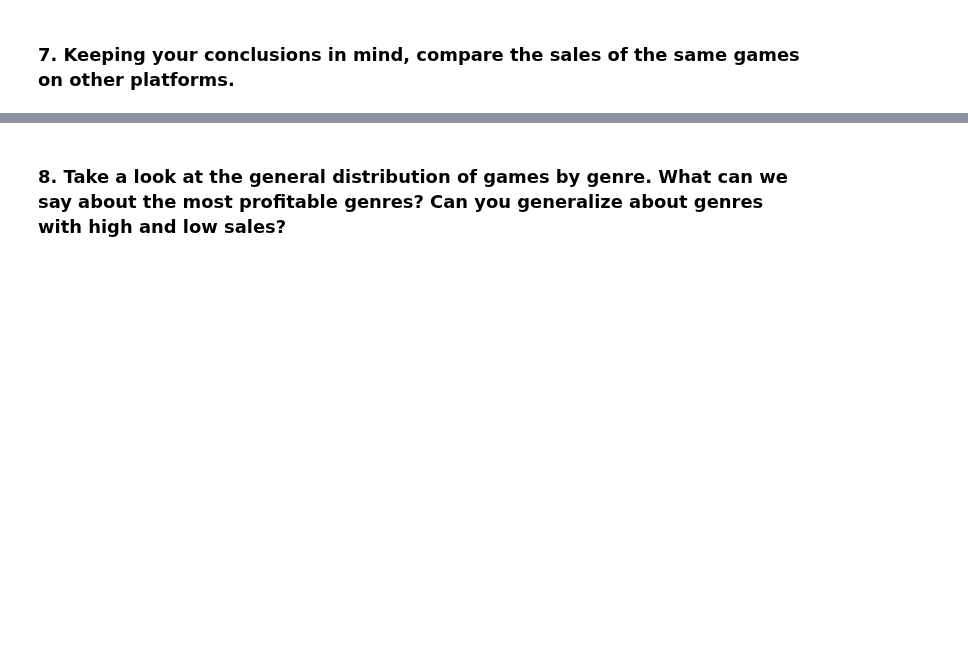
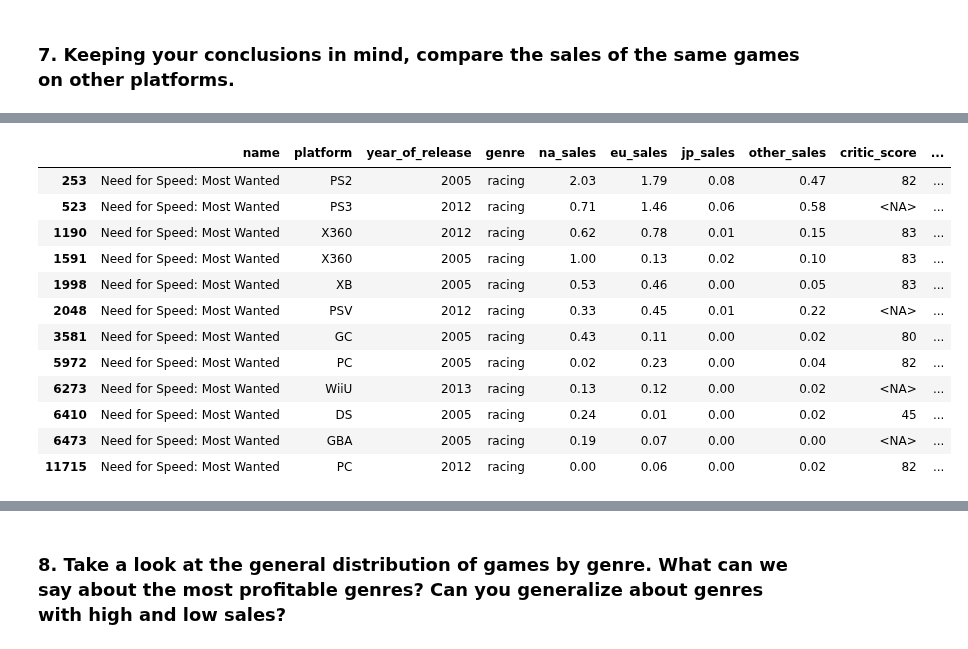
Before and after one commit to rainbowmoonlight/Yandex_Practicum_Projects, a Jupyter notebook: 04 Online Video Game Store Campaign/Online Video Game Store Campaign.ipynb, the cells around one changed output, grey strips where cells are left out. Saved outputs shown, nothing was run; the diff lists cells and outputs as text; code cells hidden in the pictures; blank space fills up the shorter version.

```diff
--- a/04 Online Video Game Store Campaign/Online Video Game Store Campaign.ipynb
+++ b/04 Online Video Game Store Campaign/Online Video Game Store Campaign.ipynb
@@ -1074,0 +1266,17 @@ plt.show()
+# %%
+# Games with 10 different platform which is Need for Speed: Most Wanted
+df.loc[df['name']=='Need for Speed: Most Wanted'].sort_values(by='total_sales', ascending=False)
+# %% [output]
+|  | name | platform | year_of_release | genre | na_sales | eu_sales | jp_sales | other_sales | critic_score | ... |
+| 253 | Need for Speed: Most Wanted | PS2 | 2005 | racing | 2.03 | 1.79 | 0.08 | 0.47 | 82 | ... |
+| 523 | Need for Speed: Most Wanted | PS3 | 2012 | racing | 0.71 | 1.46 | 0.06 | 0.58 | <NA> | ... |
+| 1190 | Need for Speed: Most Wanted | X360 | 2012 | racing | 0.62 | 0.78 | 0.01 | 0.15 | 83 | ... |
+| 1591 | Need for Speed: Most Wanted | X360 | 2005 | racing | 1.00 | 0.13 | 0.02 | 0.10 | 83 | ... |
+| 1998 | Need for Speed: Most Wanted | XB | 2005 | racing | 0.53 | 0.46 | 0.00 | 0.05 | 83 | ... |
+| 2048 | Need for Speed: Most Wanted | PSV | 2012 | racing | 0.33 | 0.45 | 0.01 | 0.22 | <NA> | ... |
+| 3581 | Need for Speed: Most Wanted | GC | 2005 | racing | 0.43 | 0.11 | 0.00 | 0.02 | 80 | ... |
+| 5972 | Need for Speed: Most Wanted | PC | 2005 | racing | 0.02 | 0.23 | 0.00 | 0.04 | 82 | ... |
+| 6273 | Need for Speed: Most Wanted | WiiU | 2013 | racing | 0.13 | 0.12 | 0.00 | 0.02 | <NA> | ... |
+| 6410 | Need for Speed: Most Wanted | DS | 2005 | racing | 0.24 | 0.01 | 0.00 | 0.02 | 45 | ... |
+| 6473 | Need for Speed: Most Wanted | GBA | 2005 | racing | 0.19 | 0.07 | 0.00 | 0.00 | <NA> | ... |
+| 11715 | Need for Speed: Most Wanted | PC | 2012 | racing | 0.00 | 0.06 | 0.00 | 0.02 | 82 | ... |
```
Also changed, not shown: parts of 34 cells of this notebook.
